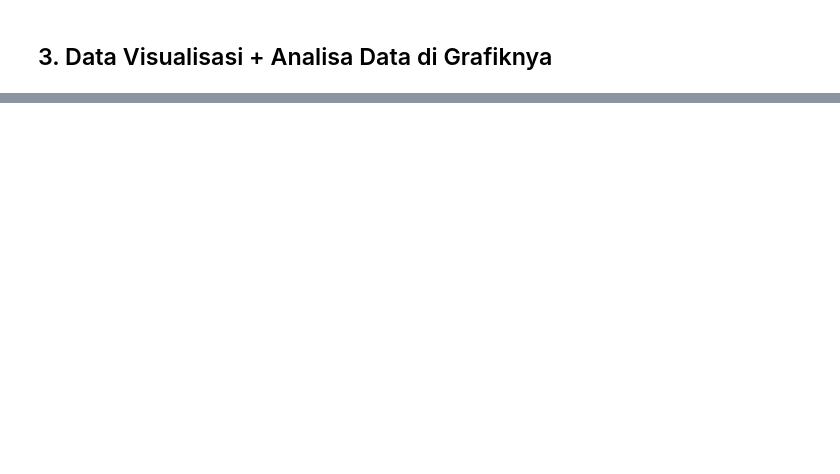
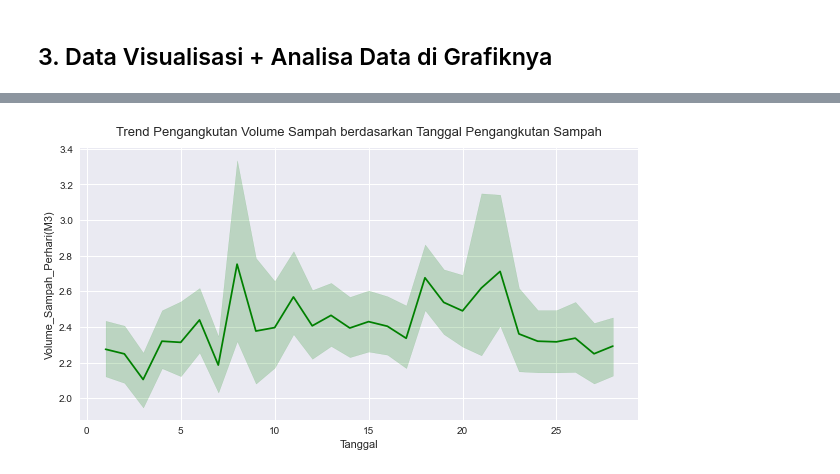
Before and after one commit to pramudianzaheka92/ProjectTugasAkhir, a Jupyter notebook: 2 - 2021/Prediksi Tingkat Pengangkutan Volume Sampah di Bulan Februari 2021.ipynb, the cells around one changed output, grey strips where cells are left out. Drawn from its saved outputs; the diff is of its cells as text; code cells hidden in the pictures; blank space fills up the shorter version.

```diff
--- a/2 - 2021/Prediksi Tingkat Pengangkutan Volume Sampah di Bulan Februari 2021.ipynb
+++ b/2 - 2021/Prediksi Tingkat Pengangkutan Volume Sampah di Bulan Februari 2021.ipynb
@@ -421,0 +479,9 @@ Terdapat 1.596 nilai outliers yang ada di kolom "Panjang/Luas". Hal ini sangat j
+# %%
+# Melihat trend dalam pengangkutan sampah per harinya berdasarkan tanggal pengangkutan
+plt.figure(figsize=(10, 5))
+
+sns.lineplot(x="Tanggal", y="Volume_Sampah_Perhari(M3)", color="green", data=data_februari)
+plt.title("Trend Pengangkutan Volume Sampah berdasarkan Tanggal Pengangkutan Sampah", fontsize=13, pad=13)
+plt.show()
+# %% [output]
+[figure, added]
```
Also changed, not shown: parts of 22 cells of this notebook.
